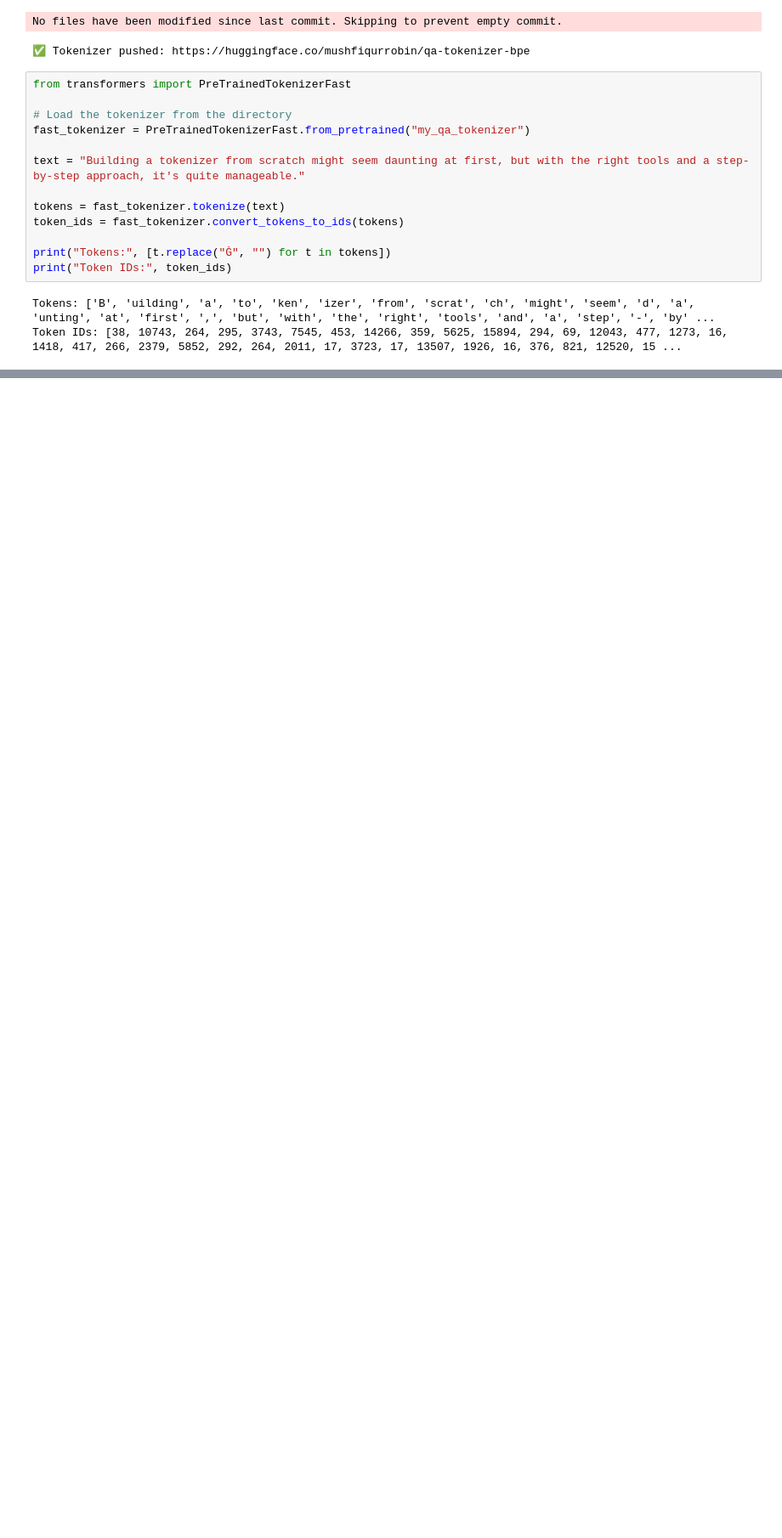
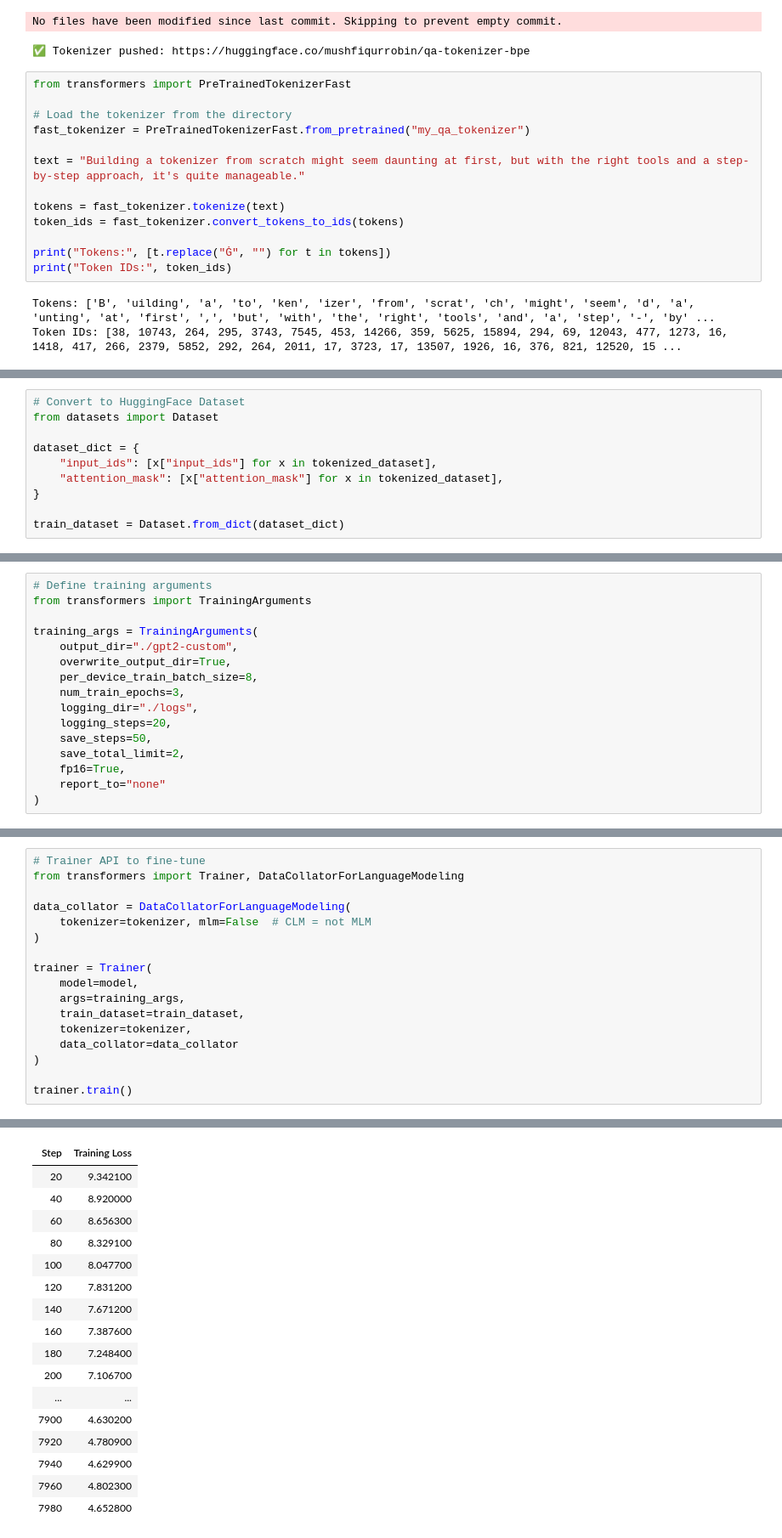
Before and after one commit to Mushfiqur-Rahman-Robin/llm_fundamentals, a Jupyter notebook: create_custom_tokenizer.ipynb, the cells around one changed output, grey strips where cells are left out. Shown: that part at 85% size. Saved outputs shown, nothing was run; the diff lists cells and outputs as text; blank space fills up the shorter version.

Commit message:
added fine tuning code for custom tokenizer

```diff
--- a/create_custom_tokenizer.ipynb
+++ b/create_custom_tokenizer.ipynb
@@ -455,0 +508,10 @@ Token IDs: [38, 10743, 264, 295, 3743, 7545, 453, 14266, 359, 5625, 15894, 294,
+# %%
+# Convert to HuggingFace Dataset
+from datasets import Dataset
+
+dataset_dict = {
+    "input_ids": [x["input_ids"] for x in tokenized_dataset],
+    "attention_mask": [x["attention_mask"] for x in tokenized_dataset],
+}
+
+train_dataset = Dataset.from_dict(dataset_dict)
@@ -455,0 +746,16 @@ Token IDs: [38, 10743, 264, 295, 3743, 7545, 453, 14266, 359, 5625, 15894, 294,
+# %%
+# Define training arguments
+from transformers import TrainingArguments
+
+training_args = TrainingArguments(
+    output_dir="./gpt2-custom",
+    overwrite_output_dir=True,
+    per_device_train_batch_size=8,
+    num_train_epochs=3,
+    logging_dir="./logs",
+    logging_steps=20,
+    save_steps=50,
+    save_total_limit=2,
+    fp16=True,
+    report_to="none"
+)
@@ -455,0 +846,18 @@ Token IDs: [38, 10743, 264, 295, 3743, 7545, 453, 14266, 359, 5625, 15894, 294,
+# %%
+# Trainer API to fine-tune
+from transformers import Trainer, DataCollatorForLanguageModeling
+
+data_collator = DataCollatorForLanguageModeling(
+    tokenizer=tokenizer, mlm=False  # CLM = not MLM
+)
+
+trainer = Trainer(
+    model=model,
+    args=training_args,
+    train_dataset=train_dataset,
+    tokenizer=tokenizer,
+    data_collator=data_collator
+)
+
+trainer.train()
+# %% [output]
@@ -455,0 +866,17 @@ Token IDs: [38, 10743, 264, 295, 3743, 7545, 453, 14266, 359, 5625, 15894, 294,
+| Step | Training Loss |
+| 20 | 9.342100 |
+| 40 | 8.920000 |
+| 60 | 8.656300 |
+| 80 | 8.329100 |
+| 100 | 8.047700 |
+| 120 | 7.831200 |
+| 140 | 7.671200 |
+| 160 | 7.387600 |
+| 180 | 7.248400 |
+| 200 | 7.106700 |
+| ... | ... |
+| 7900 | 4.630200 |
+| 7920 | 4.780900 |
+| 7940 | 4.629900 |
+| 7960 | 4.802300 |
+| 7980 | 4.652800 |
```
Also changed, not shown: parts of 24 cells of this notebook, 5 other files.
